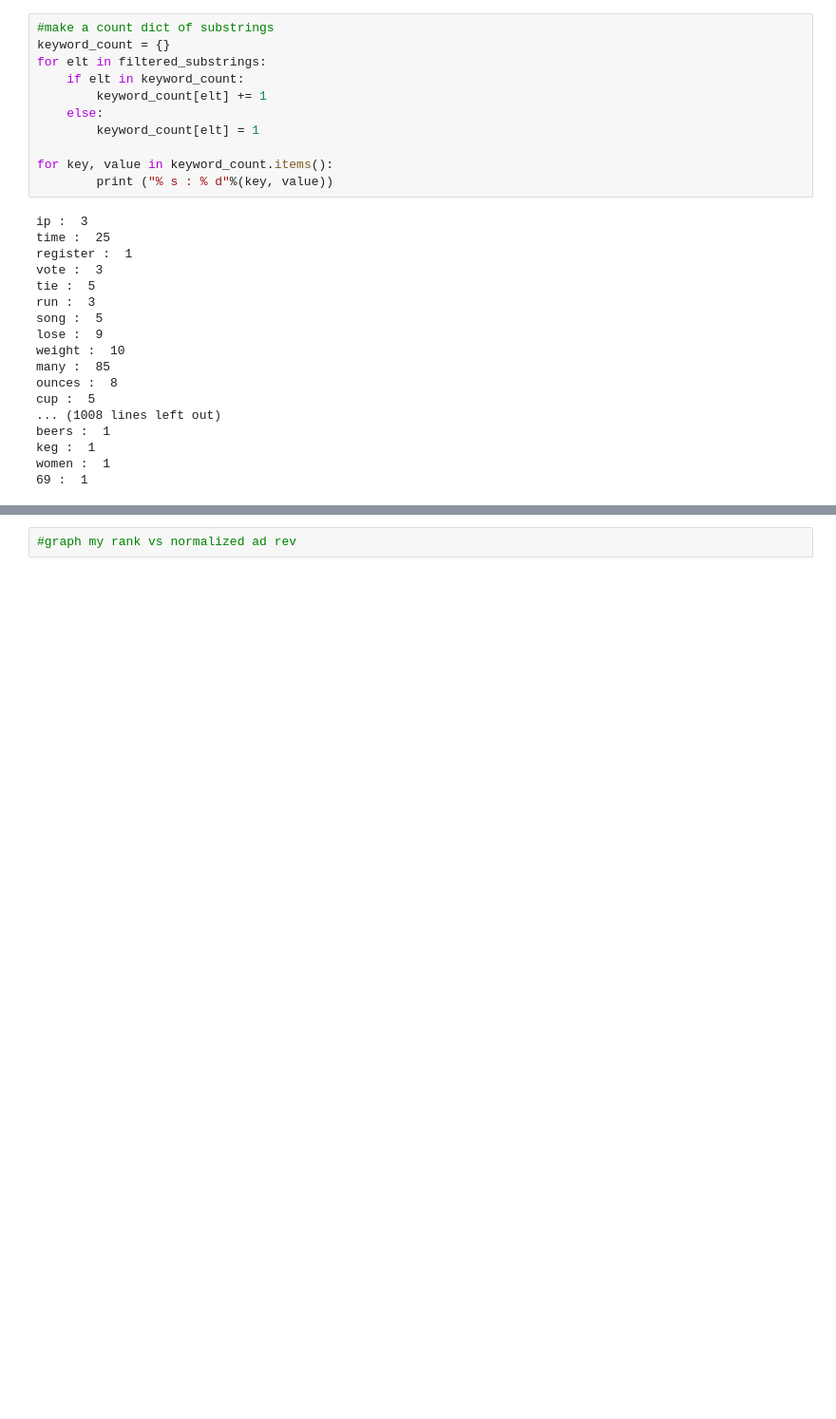
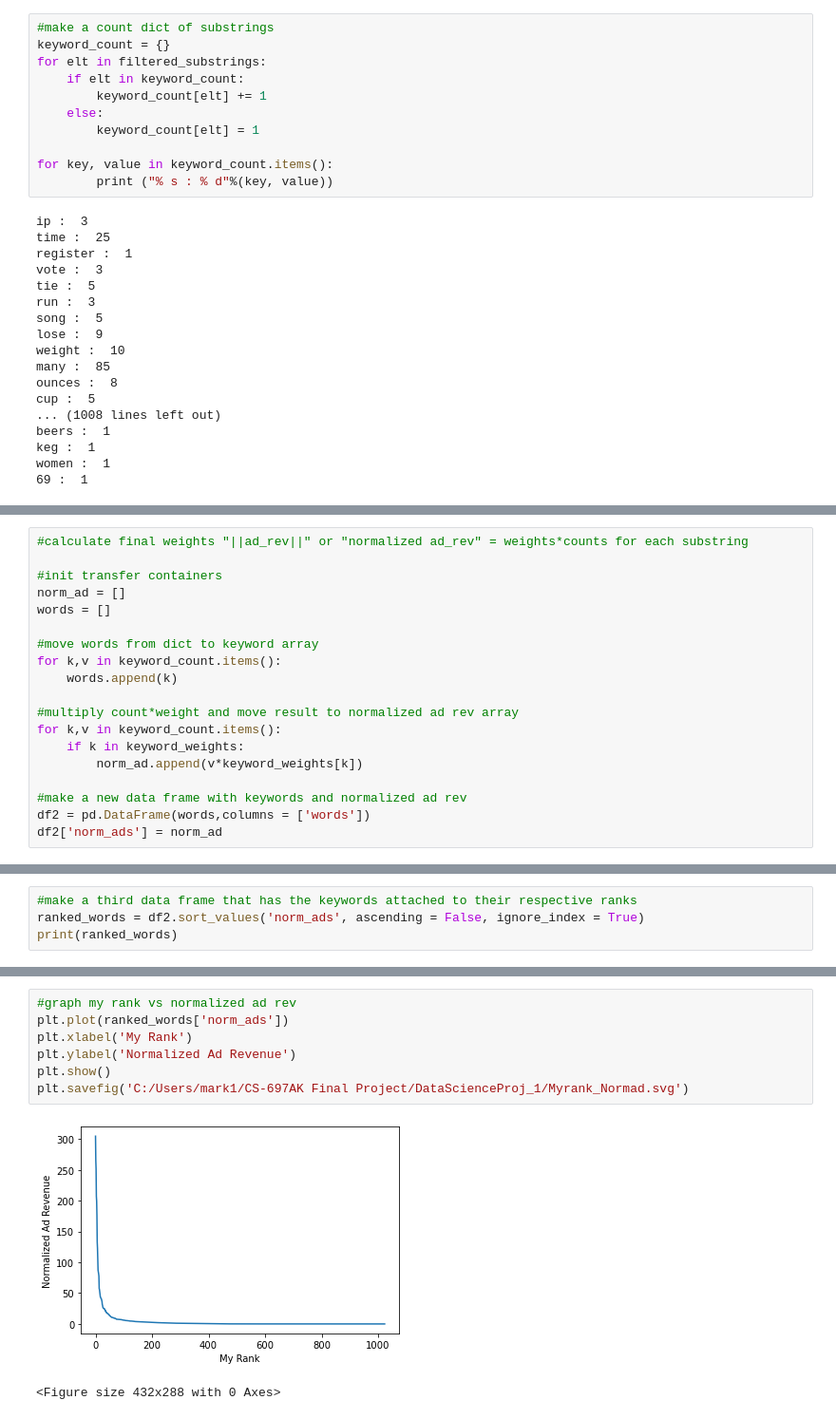
Before and after one commit to MrMcCarthy23/DataScienceProj_1, a Jupyter notebook: Import-Clean-EDA.ipynb, the cells around one changed output, grey strips where cells are left out. Shown at 95% size. Saved outputs shown, nothing was run; the diff lists cells and outputs as text; blank space fills up the shorter version.

```diff
--- a/Import-Clean-EDA.ipynb
+++ b/Import-Clean-EDA.ipynb
@@ -255,0 +229,19 @@ for elt in range(len(df['MinMax'])):
+# %%
+#calculate final weights "||ad_rev||" or "normalized ad_rev" = weights*counts for each substring
+
+#init transfer containers
+norm_ad = []
+words = []
+
+#move words from dict to keyword array
+for k,v in keyword_count.items():
+    words.append(k)
+
+#multiply count*weight and move result to normalized ad rev array
+for k,v in keyword_count.items():
+    if k in keyword_weights:
+        norm_ad.append(v*keyword_weights[k])
+
+#make a new data frame with keywords and normalized ad rev
+df2 = pd.DataFrame(words,columns = ['words'])
+df2['norm_ads'] = norm_ad
@@ -255,0 +268,4 @@ for elt in range(len(df['MinMax'])):
+# %%
+#make a third data frame that has the keywords attached to their respective ranks
+ranked_words = df2.sort_values('norm_ads', ascending = False, ignore_index = True)
+print(ranked_words)
@@ -301,2 +343,10 @@ plt.show()
-# %%
-#graph my rank vs normalized ad rev
+# %%
+#graph my rank vs normalized ad rev
+plt.plot(ranked_words['norm_ads'])
+plt.xlabel('My Rank')
+plt.ylabel('Normalized Ad Revenue')
+plt.show()
+plt.savefig('C:/Users/mark1/CS-697AK Final Project/DataScienceProj_1/Myrank_Normad.svg')
+# %% [output]
+[figure, added]
+<Figure size 432x288 with 0 Axes>
```
Also changed, not shown: parts of 16 cells of this notebook.
